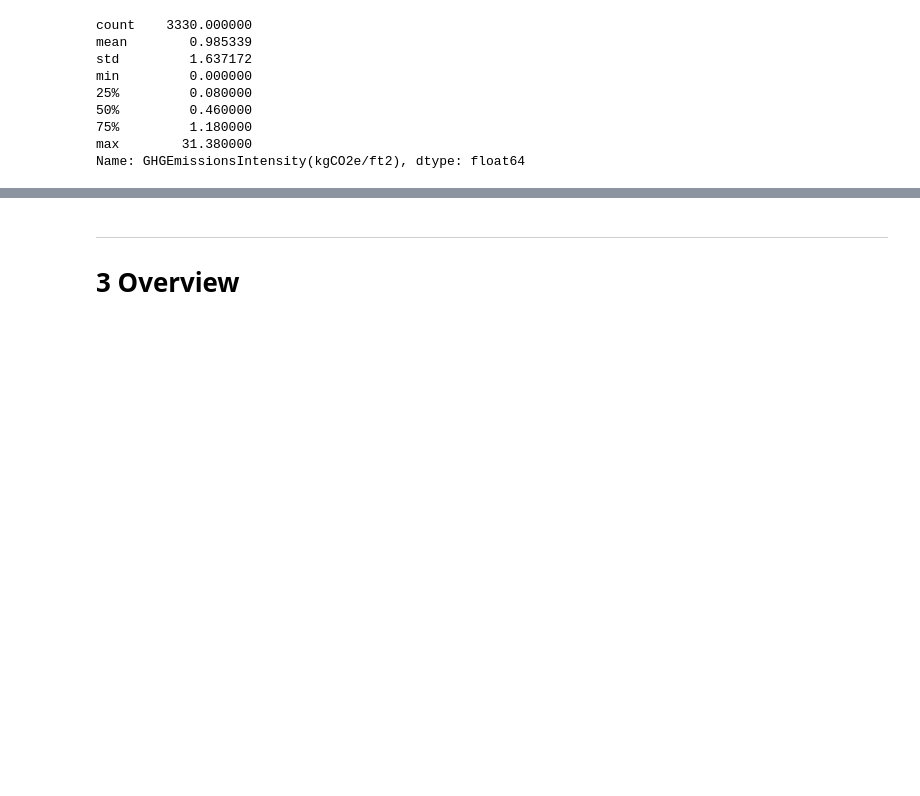
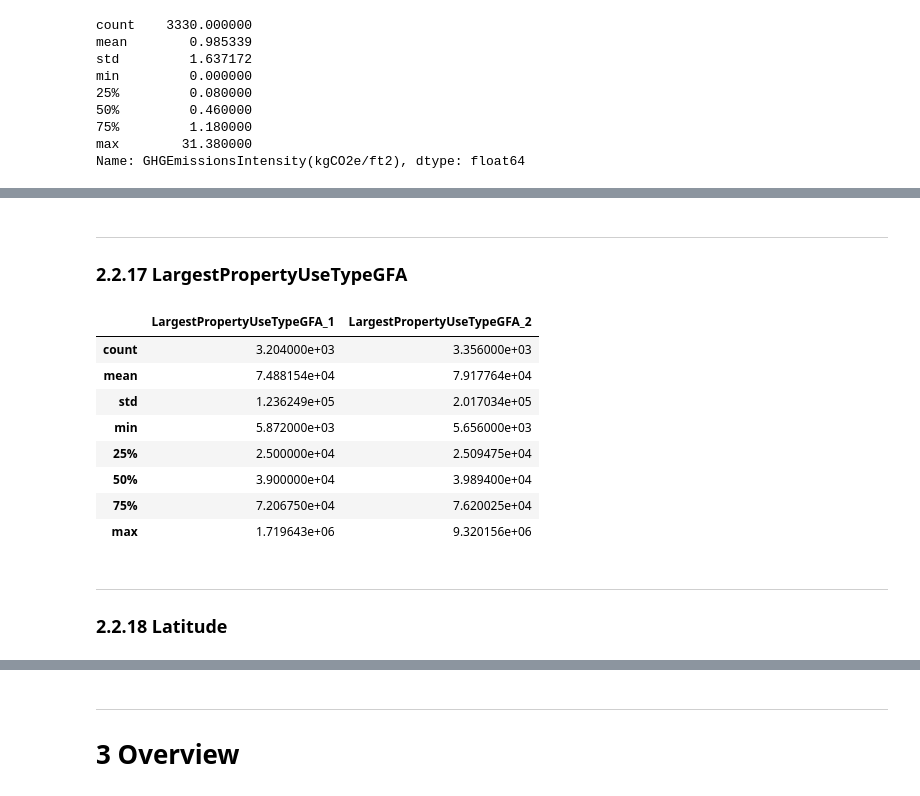
Before and after one commit to curiousmindflow/oc-ml-p3, a Jupyter notebook: preparation.ipynb, the cells around one changed output, grey strips where cells are left out. Drawn from its saved outputs; the diff is of its cells as text; code cells hidden in the pictures; blank space fills up the shorter version.

```diff
--- a/preparation.ipynb
+++ b/preparation.ipynb
@@ -582,2 +426,0 @@ data["Seattle Police Department Micro Community Policing Plan Areas"].describe()
-# %%
-data2["Seattle Police Department Micro Community Policing Plan Areas"] = pd.Series(data=np.nan, name="Seattle Police Department Micro Community Policing Plan Areas", dtype="float64")
@@ -598,2 +426,0 @@ data2[data2.columns.difference(inter_cols)].columns
-# %%
-data = pd.concat([data, data2])
@@ -623,0 +430,2 @@ def multi_boxplot(data, features):
+# %%
+feature = "LargestPropertyUseType"
@@ -623,0 +442,20 @@ def multi_boxplot(data, features):
+# %% [markdown]
+***
+### 2.2.17 LargestPropertyUseTypeGFA
+# %%
+feature = "LargestPropertyUseTypeGFA"
+# %%
+decribe_several(feature, data, data2)
+# %% [output]
+|  | LargestPropertyUseTypeGFA_1 | LargestPropertyUseTypeGFA_2 |
+| count | 3.204000e+03 | 3.356000e+03 |
+| mean | 7.488154e+04 | 7.917764e+04 |
+| std | 1.236249e+05 | 2.017034e+05 |
+| min | 5.872000e+03 | 5.656000e+03 |
+| 25% | 2.500000e+04 | 2.509475e+04 |
+| 50% | 3.900000e+04 | 3.989400e+04 |
+| 75% | 7.206750e+04 | 7.620025e+04 |
+| max | 1.719643e+06 | 9.320156e+06 |
+# %% [markdown]
+***
+### 2.2.18 Latitude
```
Also changed, not shown: parts of 241 cells of this notebook, 2 other files.
